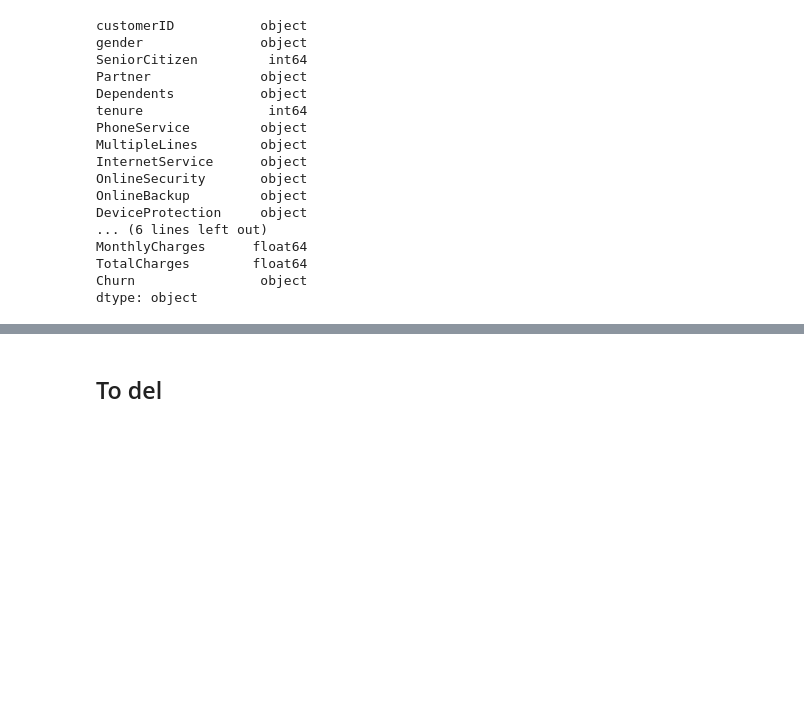
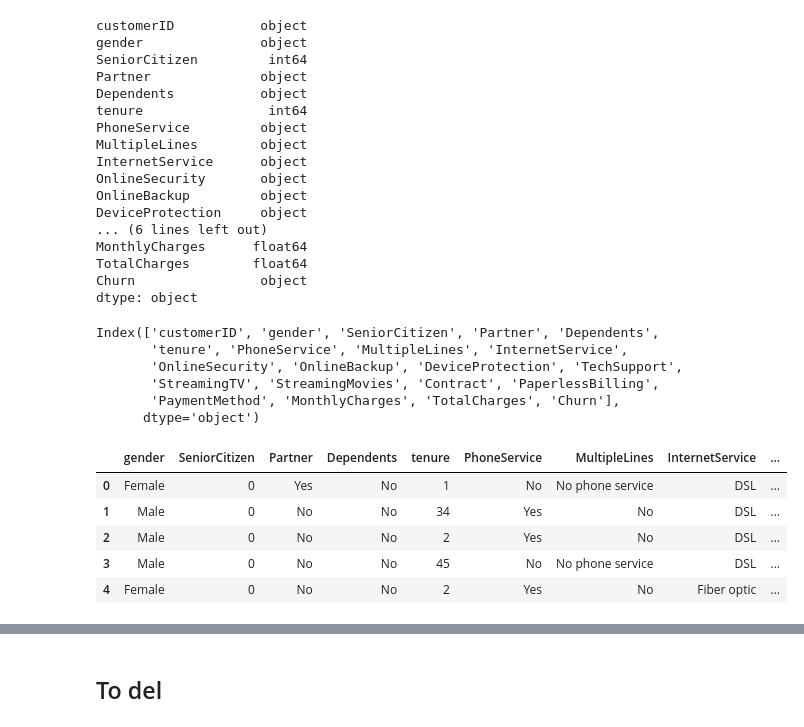
Before and after one commit to GrueneKatze/AI-for-Medicine-Coursera, a Jupyter notebook: Churn_rate_preds.ipynb, the cells around one changed output, grey strips where cells are left out. Drawn from its saved outputs; the diff is of its cells as text; code cells hidden in the pictures; blank space fills up the shorter version.

```diff
--- a/Churn_rate_preds.ipynb
+++ b/Churn_rate_preds.ipynb
@@ -118,3 +123,23 @@ MonthlyCharges      float64
 TotalCharges        float64
 Churn                object
 dtype: object
+# %%
+dataset_wo_empty.columns
+# %% [output]
+Index(['customerID', 'gender', 'SeniorCitizen', 'Partner', 'Dependents',
+       'tenure', 'PhoneService', 'MultipleLines', 'InternetService',
+       'OnlineSecurity', 'OnlineBackup', 'DeviceProtection', 'TechSupport',
+       'StreamingTV', 'StreamingMovies', 'Contract', 'PaperlessBilling',
+       'PaymentMethod', 'MonthlyCharges', 'TotalCharges', 'Churn'],
+      dtype='object')
+# %%
+fields_to_drop = ['customerID']
+data = dataset_wo_empty.drop(fields_to_drop, axis=1)
+data.head()
+# %% [output]
+|  | gender | SeniorCitizen | Partner | Dependents | tenure | PhoneService | MultipleLines | InternetService | ... |
+| 0 | Female | 0 | Yes | No | 1 | No | No phone service | DSL | ... |
+| 1 | Male | 0 | No | No | 34 | Yes | No | DSL | ... |
+| 2 | Male | 0 | No | No | 2 | Yes | No | DSL | ... |
+| 3 | Male | 0 | No | No | 45 | No | No phone service | DSL | ... |
+| 4 | Female | 0 | No | No | 2 | Yes | No | Fiber optic | ... |
```
Also changed, not shown: parts of 16 cells of this notebook.
